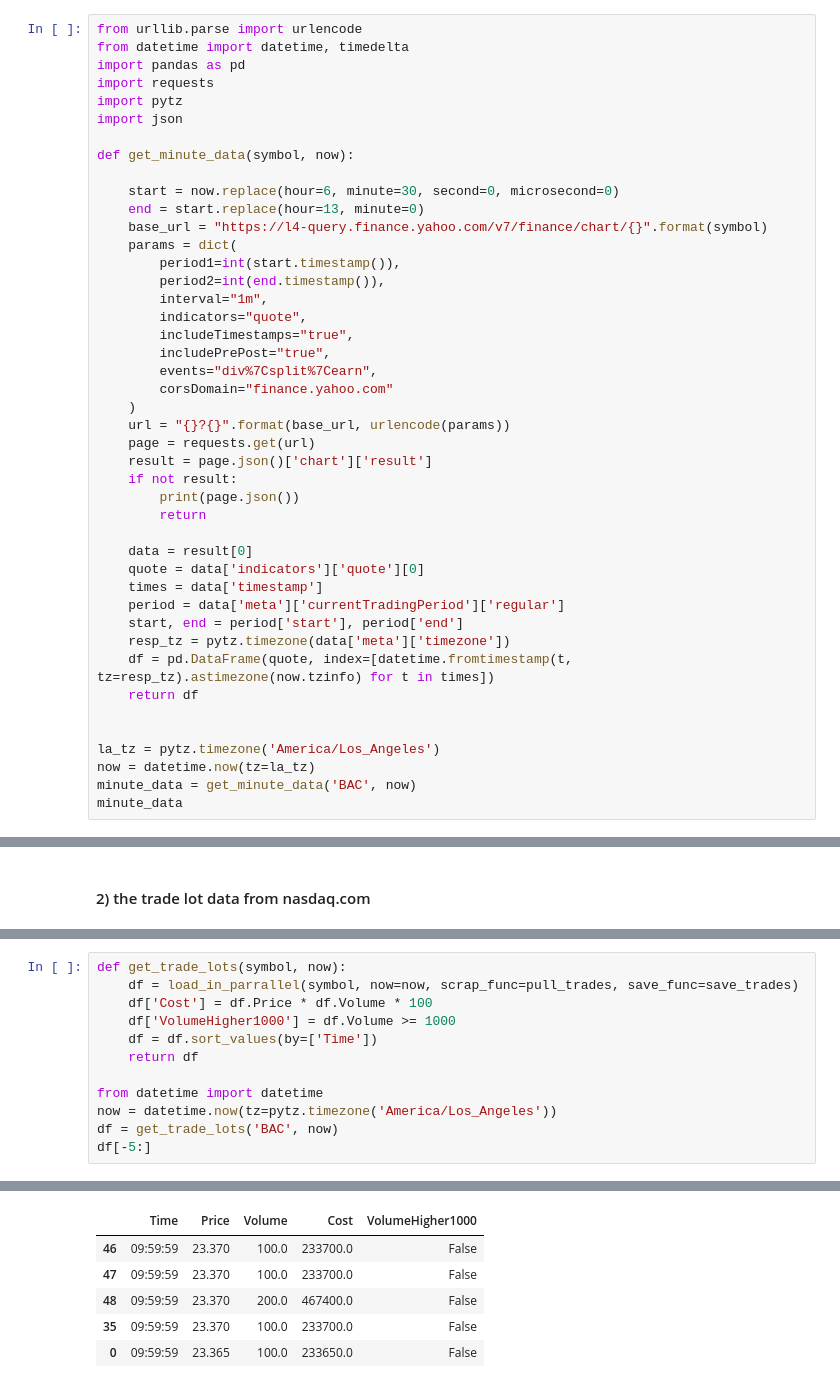
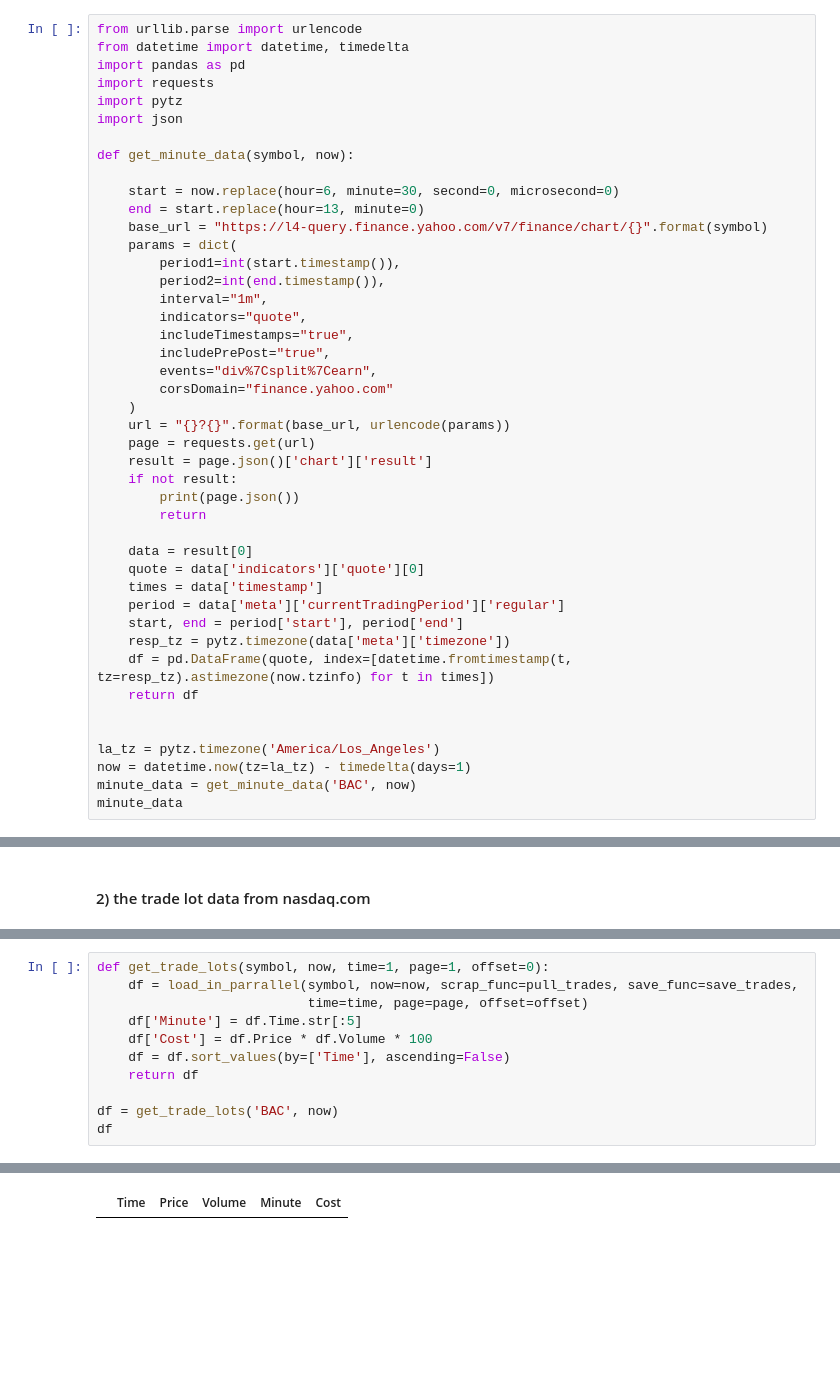
Before and after one commit to alekseystryukov/notebooks, a Jupyter notebook: TradingDayDataVisualization.ipynb, the cells around one changed output, grey strips where cells are left out. Saved outputs shown, nothing was run; the diff lists cells and outputs as text; blank space fills up the shorter version.

```diff
--- a/TradingDayDataVisualization.ipynb
+++ b/TradingDayDataVisualization.ipynb
@@ -43,7 +43,7 @@ def get_minute_data(symbol, now):
 
 
 la_tz = pytz.timezone('America/Los_Angeles')
-now = datetime.now(tz=la_tz)
+now = datetime.now(tz=la_tz) - timedelta(days=1)
 minute_data = get_minute_data('BAC', now)
 minute_data
 # %% [output]
@@ -246,15 +257,14 @@ def save_trades(r, now):
             i += 1
     return df
 # %%
-def get_trade_lots(symbol, now):
-    df = load_in_parrallel(symbol, now=now, scrap_func=pull_trades, save_func=save_trades)
+def get_trade_lots(symbol, now, time=1, page=1, offset=0):
+    df = load_in_parrallel(symbol, now=now, scrap_func=pull_trades, save_func=save_trades,
+                           time=time, page=page, offset=offset)
+    df['Minute'] = df.Time.str[:5]
     df['Cost'] = df.Price * df.Volume * 100
-    df['VolumeHigher1000'] = df.Volume >= 1000
-    df = df.sort_values(by=['Time'])
+    df = df.sort_values(by=['Time'], ascending=False)
     return df
 
-from datetime import datetime
-now = datetime.now(tz=pytz.timezone('America/Los_Angeles'))
 df = get_trade_lots('BAC', now)
-df[-5:]
+df
 # %% [output]
@@ -280,6 +271 @@ Error: you have used all the proxies - this worker will stop
-|  | Time | Price | Volume | Cost | VolumeHigher1000 |
-| 46 | 09:59:59 | 23.370 | 100.0 | 233700.0 | False |
-| 47 | 09:59:59 | 23.370 | 100.0 | 233700.0 | False |
-| 48 | 09:59:59 | 23.370 | 200.0 | 467400.0 | False |
-| 35 | 09:59:59 | 23.370 | 100.0 | 233700.0 | False |
-| 0 | 09:59:59 | 23.365 | 100.0 | 233650.0 | False |
+|  | Time | Price | Volume | Minute | Cost |
```
Also changed, not shown: parts of 11 cells of this notebook.
